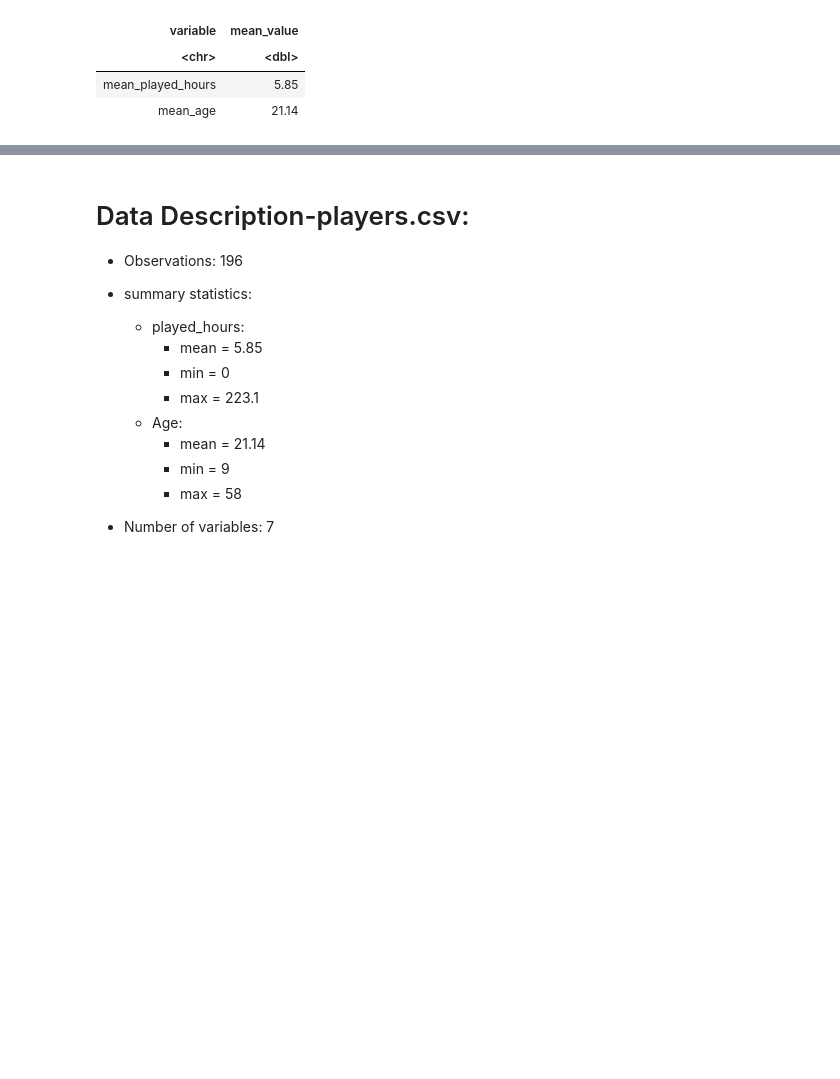
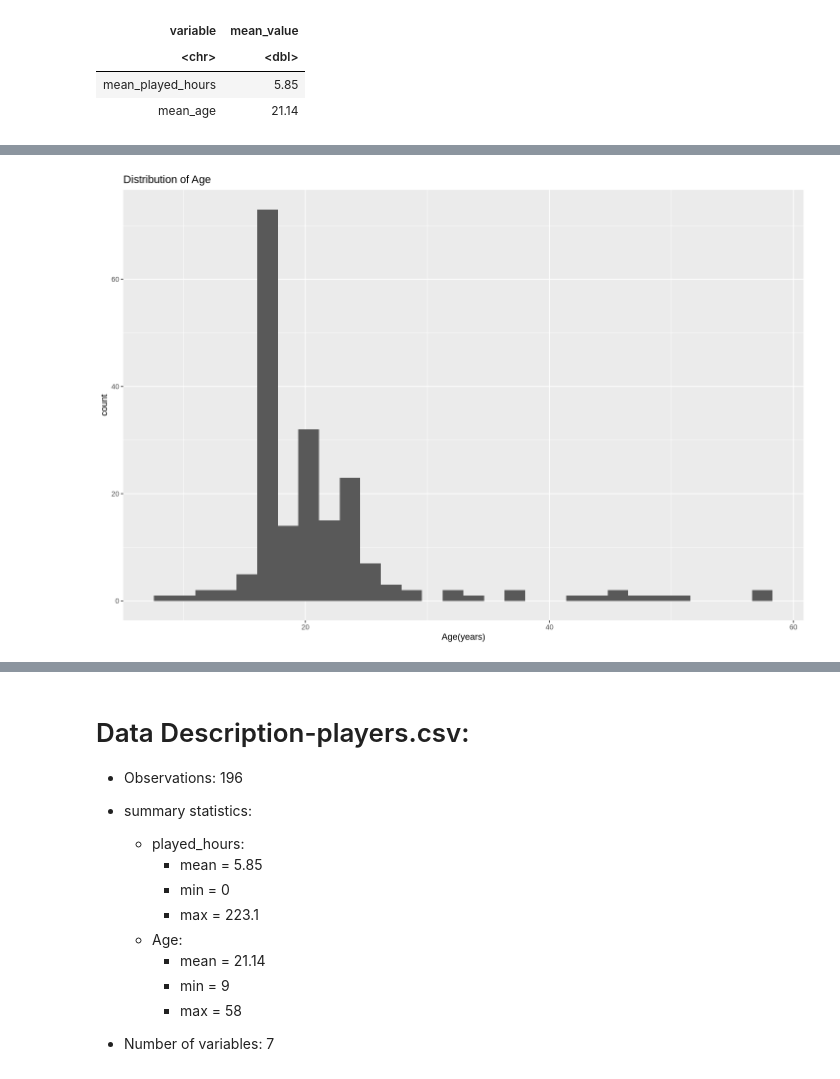
Before and after one commit to mcheng250/dsci_project, a Jupyter notebook: Code.ipynb, the cells around one changed output, grey strips where cells are left out. Drawn from its saved outputs; the diff is of its cells as text; code cells hidden in the pictures; blank space fills up the shorter version.

```diff
--- a/Code.ipynb
+++ b/Code.ipynb
@@ -105,3 +105,11 @@ A tibble: 2 × 2
 | <chr> | <dbl> |
 | mean_played_hours | 5.85 |
 | mean_age | 21.14 |
+# %%
+options(repr.plot.width = 12, repr.plot.height = 8)
+age_plot <- players_tidy |>
+                ggplot(aes(x=Age)) +
+                geom_histogram(bins = 30) +
+                labs(title = "Distribution of Age", x = "Age(years)", y = "count")
+age_plot
+# %% [output]
@@ -107,0 +118 @@ A tibble: 2 × 2
+[figure, added]
```
Also changed, not shown: parts of 9 cells of this notebook.
